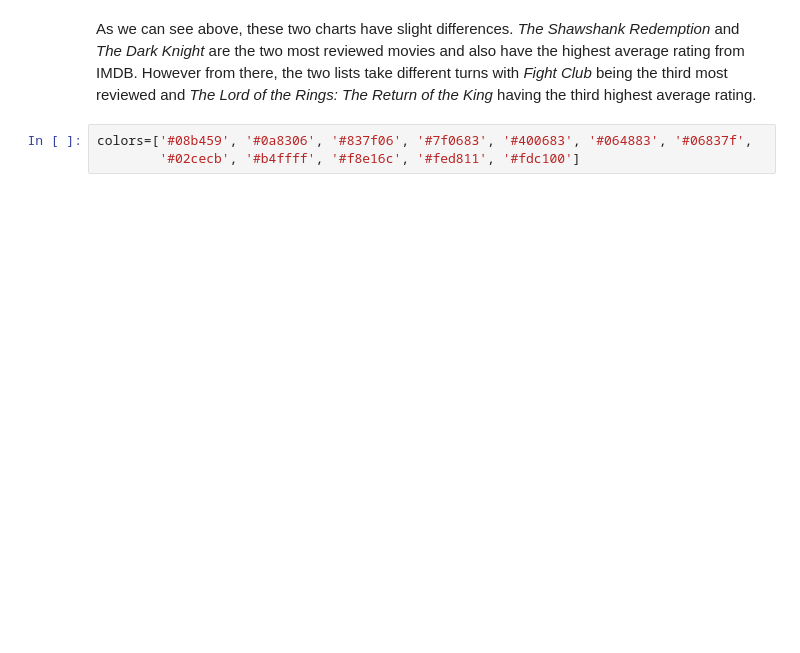
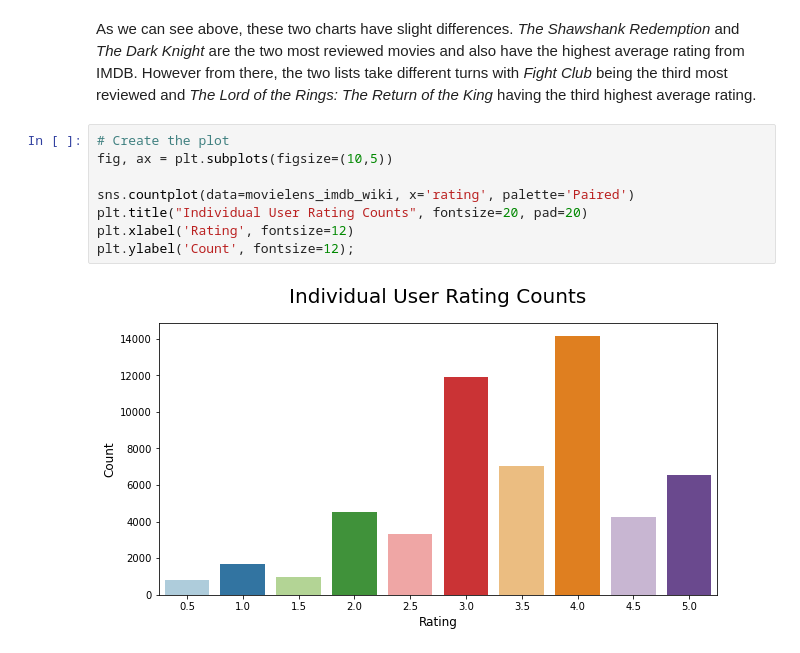
Before and after one commit to kevgross89/Apple-TV-Movie-Recommendation-Engine, a Jupyter notebook: What To Watch - Movie Recommendation Engine.ipynb, the cells around one changed output. Drawn from its saved outputs; the diff is of its cells as text; blank space fills up the shorter version.

```diff
--- a/What To Watch - Movie Recommendation Engine.ipynb
+++ b/What To Watch - Movie Recommendation Engine.ipynb
@@ -710,5 +710,12 @@ plt.ylabel('Movie', fontsize=12);
 # %% [markdown]
 As we can see above, these two charts have slight differences. *The Shawshank Redemption* and *The Dark Knight* are the two most reviewed movies and also have the highest average rating from IMDB. However from there, the two lists take different turns with *Fight Club* being the third most reviewed and *The Lord of the Rings: The Return of the King* having the third highest average rating.
-# %%
-colors=['#08b459', '#0a8306', '#837f06', '#7f0683', '#400683', '#064883', '#06837f',
-        '#02cecb', '#b4ffff', '#f8e16c', '#fed811', '#fdc100']
+# %%
+# Create the plot
+fig, ax = plt.subplots(figsize=(10,5))
+
+sns.countplot(data=movielens_imdb_wiki, x='rating', palette='Paired')
+plt.title("Individual User Rating Counts", fontsize=20, pad=20)
+plt.xlabel('Rating', fontsize=12)
+plt.ylabel('Count', fontsize=12);
+# %% [output]
+[figure, added]
```
Also changed, not shown: parts of 5 cells of this notebook.
